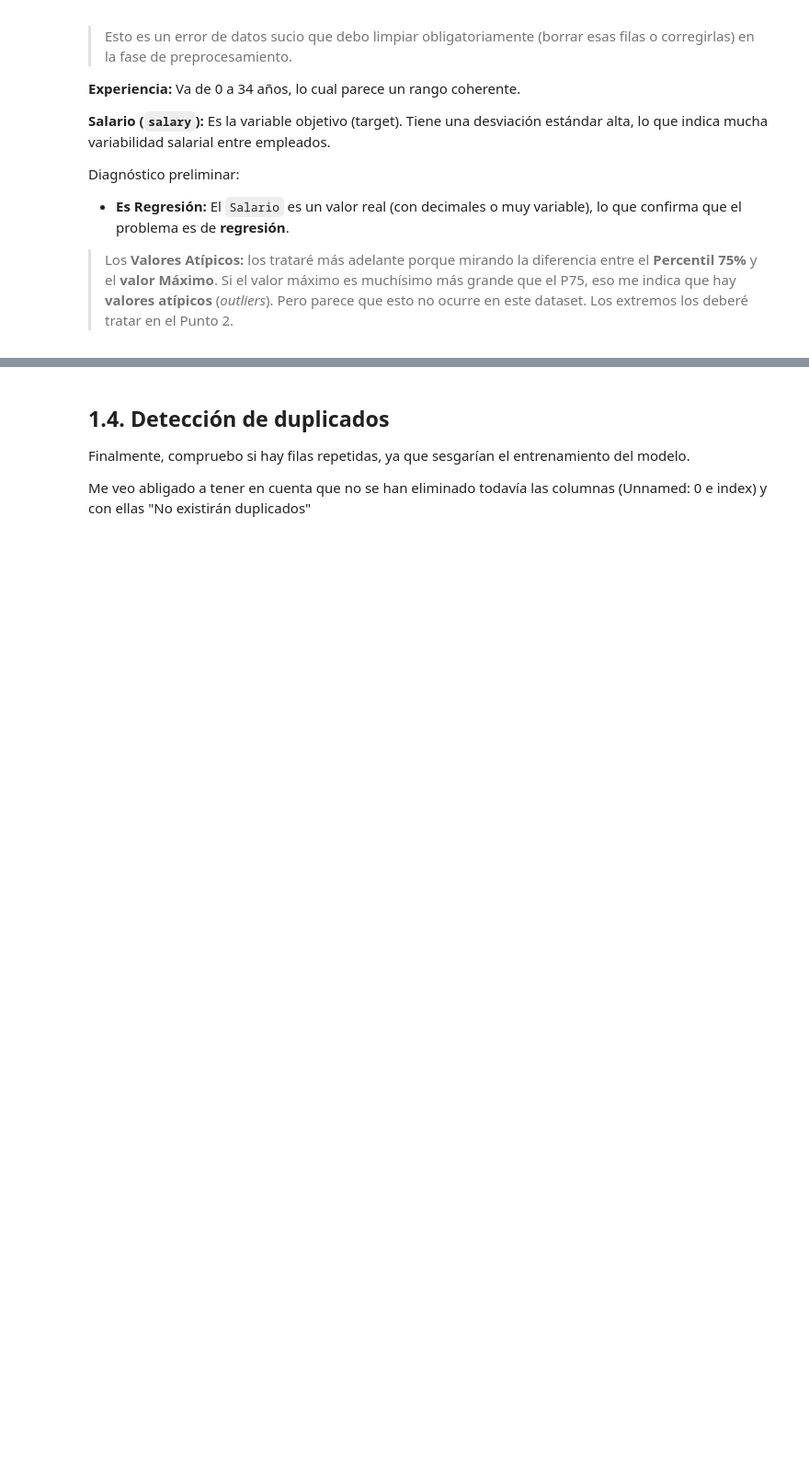
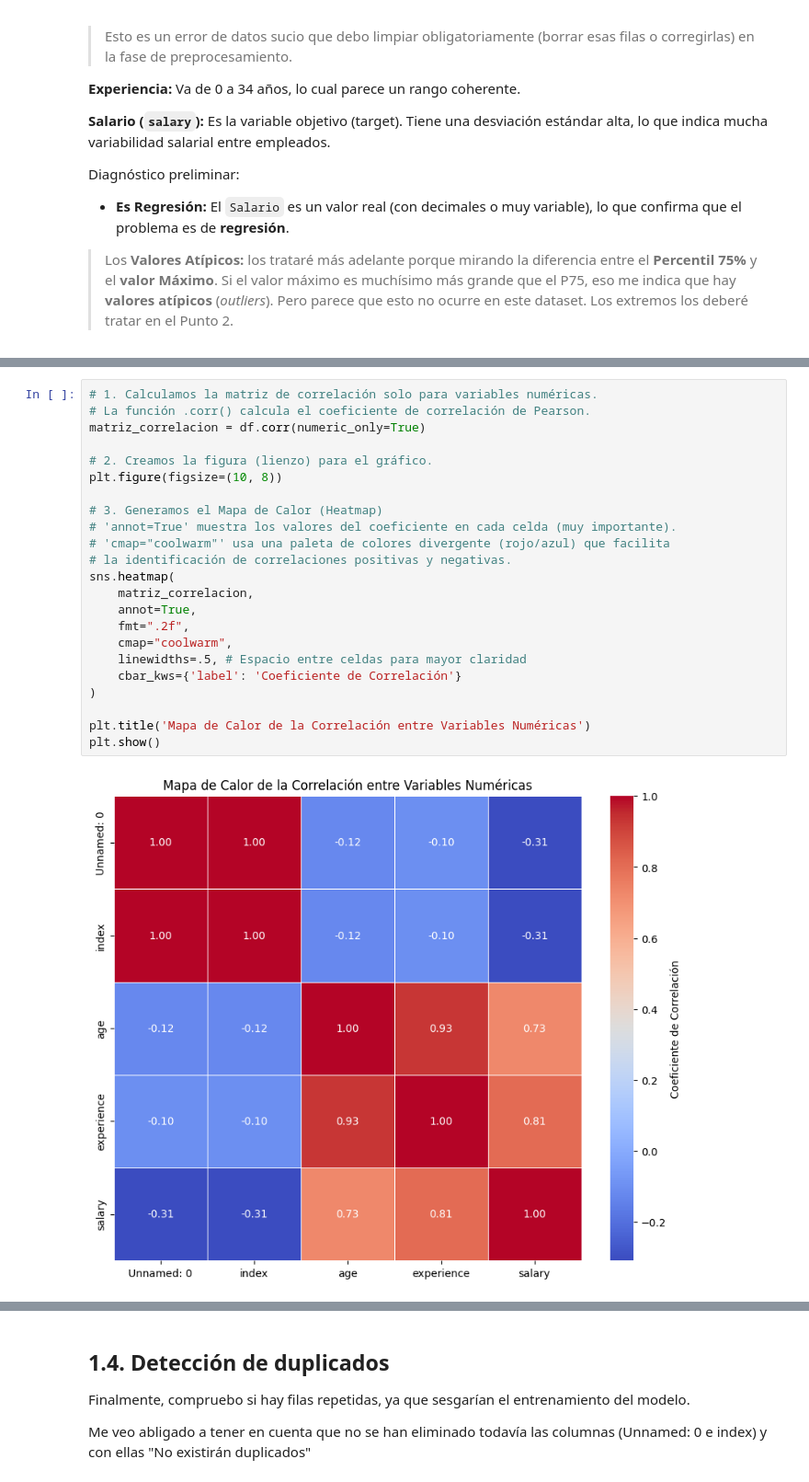
Before and after one commit to kachytronico/colab-PIA, a Jupyter notebook: PIA_02_Tarea_Procesamiento_de_la_informacion.ipynb, the cells around one changed output, grey strips where cells are left out. Shown: that part at 92% size. Saved outputs shown, nothing was run; the diff lists cells and outputs as text; blank space fills up the shorter version.

```diff
--- a/PIA_02_Tarea_Procesamiento_de_la_informacion.ipynb
+++ b/PIA_02_Tarea_Procesamiento_de_la_informacion.ipynb
@@ -200,0 +210,25 @@ Diagnóstico preliminar:
+# %%
+# 1. Calculamos la matriz de correlación solo para variables numéricas.
+# La función .corr() calcula el coeficiente de correlación de Pearson.
+matriz_correlacion = df.corr(numeric_only=True)
+
+# 2. Creamos la figura (lienzo) para el gráfico.
+plt.figure(figsize=(10, 8))
+
+# 3. Generamos el Mapa de Calor (Heatmap)
+# 'annot=True' muestra los valores del coeficiente en cada celda (muy importante).
+# 'cmap="coolwarm"' usa una paleta de colores divergente (rojo/azul) que facilita
+# la identificación de correlaciones positivas y negativas.
+sns.heatmap(
+    matriz_correlacion,
+    annot=True,
+    fmt=".2f",
+    cmap="coolwarm",
+    linewidths=.5, # Espacio entre celdas para mayor claridad
+    cbar_kws={'label': 'Coeficiente de Correlación'}
+)
+
+plt.title('Mapa de Calor de la Correlación entre Variables Numéricas')
+plt.show()
+# %% [output]
+[figure, added]
```
Also changed, not shown: parts of 26 cells of this notebook.
